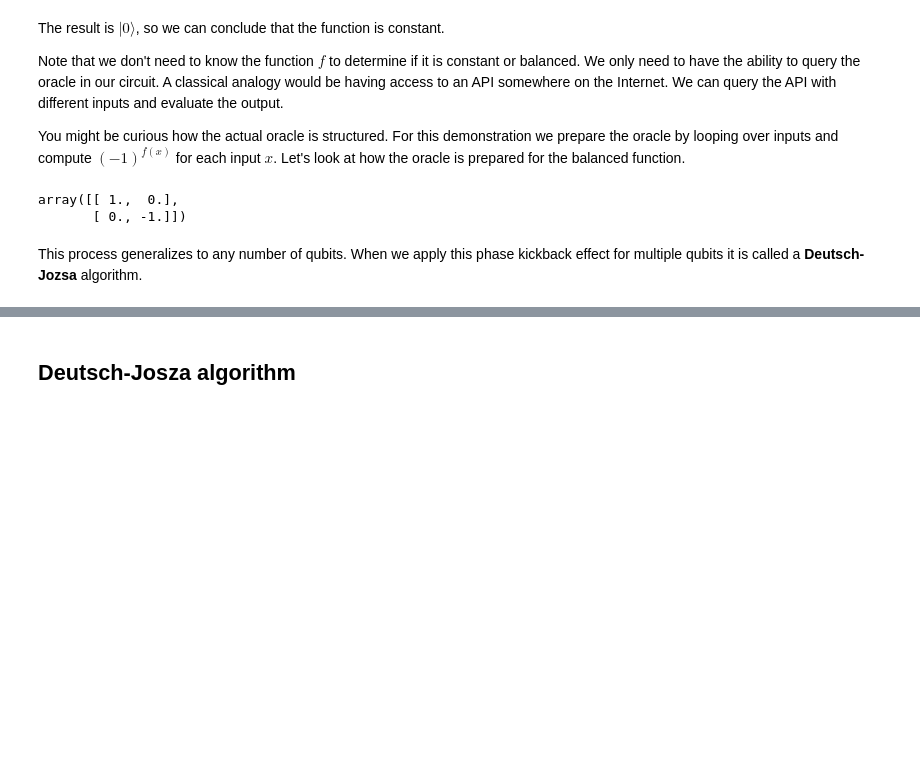
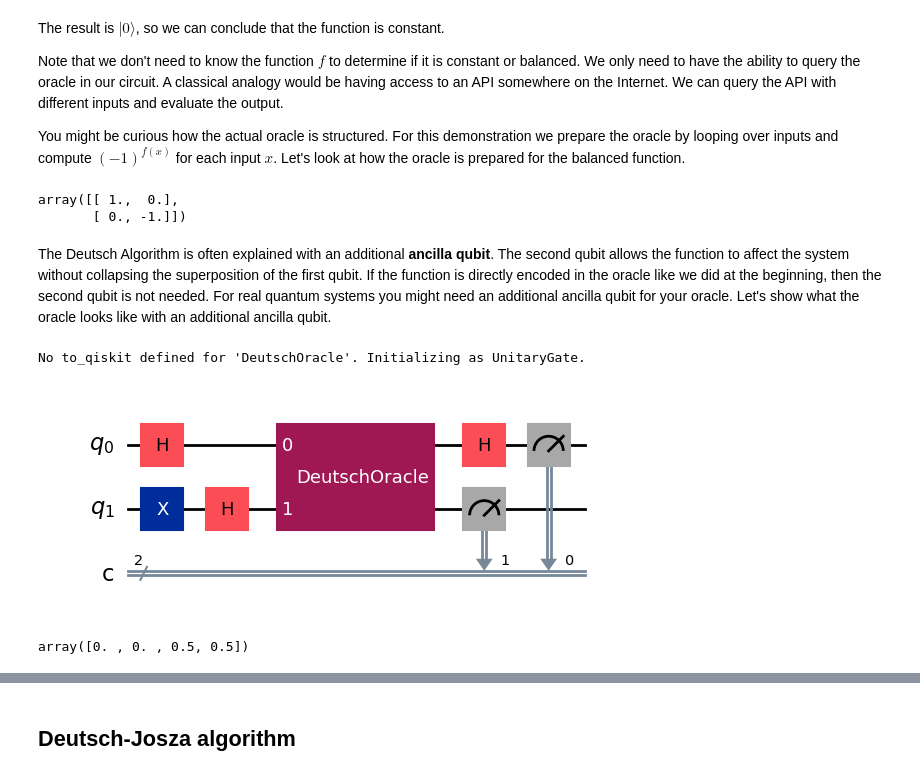
Before and after one commit to CarloLepelaars/q4p, a Jupyter notebook: nbs/04-deutsch.ipynb, the cells around one changed output, grey strips where cells are left out. Cells and saved outputs as stored; diff of their text form; code cells hidden in the pictures; blank space fills up the shorter version.

Commit message:
Deutsch with ancilla qubit

```diff
--- a/nbs/04-deutsch.ipynb
+++ b/nbs/04-deutsch.ipynb
@@ -109,5 +109,34 @@ oracle_matrix
 # %% [output]
 array([[ 1.,  0.],
        [ 0., -1.]])
-# %% [markdown]
-This process generalizes to any number of qubits. When we apply this phase kickback effect for multiple qubits it is called a **Deutsch-Jozsa** algorithm.
+# %% [markdown]
+The Deutsch Algorithm is often explained with an additional **ancilla qubit**. The second qubit allows the function to affect the system without collapsing the superposition of the first qubit. If the function is directly encoded in the oracle like we did at the beginning, then the second qubit is not needed. For real quantum systems you might need an additional ancilla qubit for your oracle. Let's show what the oracle looks like with an additional ancilla qubit.
+# %%
+class DeutschOracle(QubitGate):
+    """
+    Oracle for Deutsch algorithm with ancilla qubit.
+    Implements |x,y⟩ -> |x, y⊕f(x)⟩
+    """
+    def __new__(cls, f):
+        matrix = np.zeros((4, 4))
+        for x in [0, 1]:
+            matrix[x*2 + f(x), x*2] = 1      # |x,0⟩ -> |x,f(x)⟩
+            matrix[x*2 + (1-f(x)), x*2 + 1] = 1  # |x,1⟩ -> |x,1-f(x)⟩
+
+        return super().__new__(cls, matrix)
+
+two_qubit_balanced_deutsch_circuit = Circuit([
+    Concat([H(), X()]),
+    Concat([I(), H()]),
+    DeutschOracle(deutsch_balanced_func),
+    Concat([H(), I()]),
+    Measure()
+])
+two_qubit_balanced_deutsch_circuit.draw(output='mpl')
+# %% [output]
+No to_qiskit defined for 'DeutschOracle'. Initializing as UnitaryGate.
+[figure, added]
+# %%
+two_qubit_balanced_deutsch_circuit([1, 0, 0, 0]).round(3)
+# %% [output]
+array([0. , 0. , 0.5, 0.5])
```
Also changed, not shown: parts of 18 cells of this notebook.
